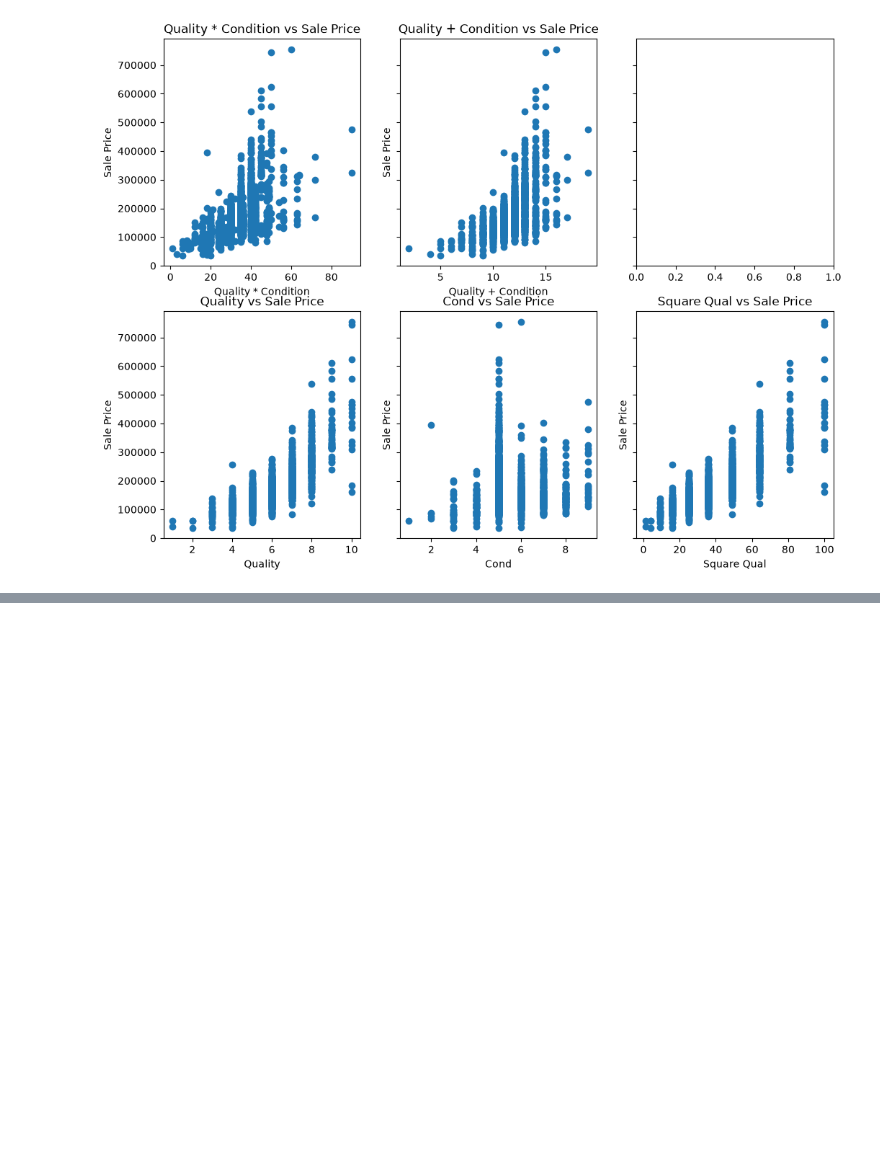
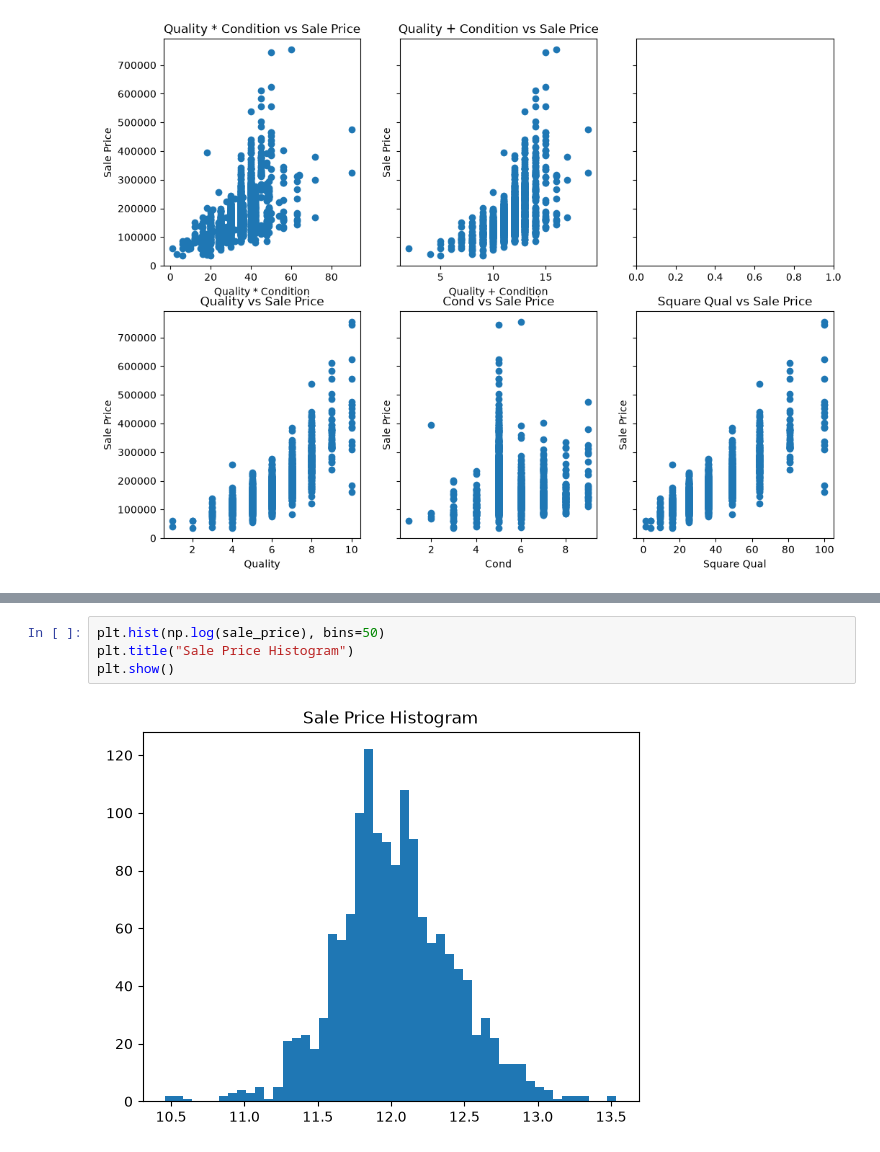
Before and after one commit to ethanhu912/House-Price-ML, a Jupyter notebook: training.ipynb, the cells around one changed output, grey strips where cells are left out. Drawn from its saved outputs; the diff is of its cells as text; blank space fills up the shorter version.

```diff
--- a/training.ipynb
+++ b/training.ipynb
@@ -94,0 +162,6 @@ np.hstack(train_matrix, garage_area)
+# %%
+plt.hist(np.log(sale_price), bins=50)
+plt.title("Sale Price Histogram")
+plt.show()
+# %% [output]
+[figure, added]
```
Also changed, not shown: parts of 13 cells of this notebook.
